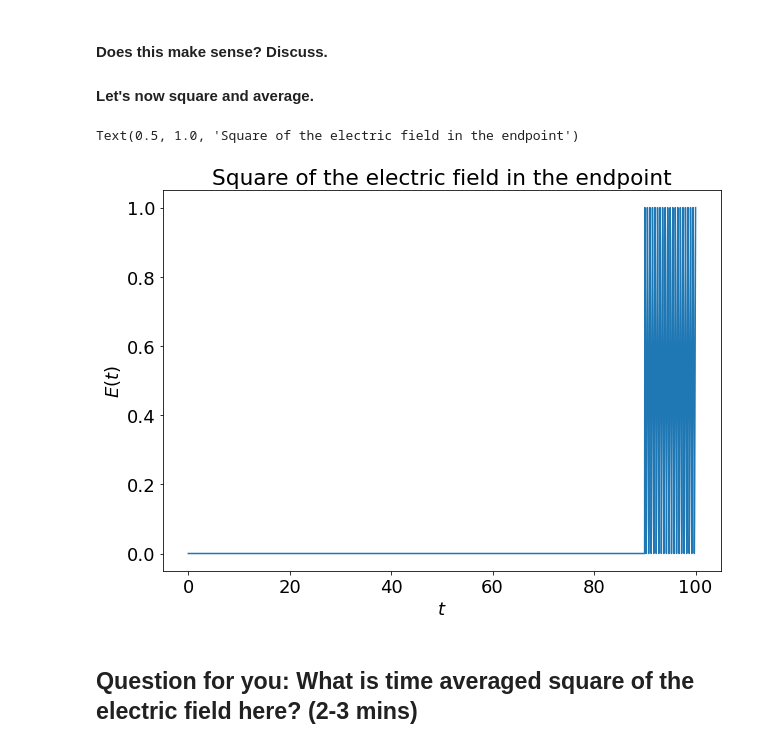
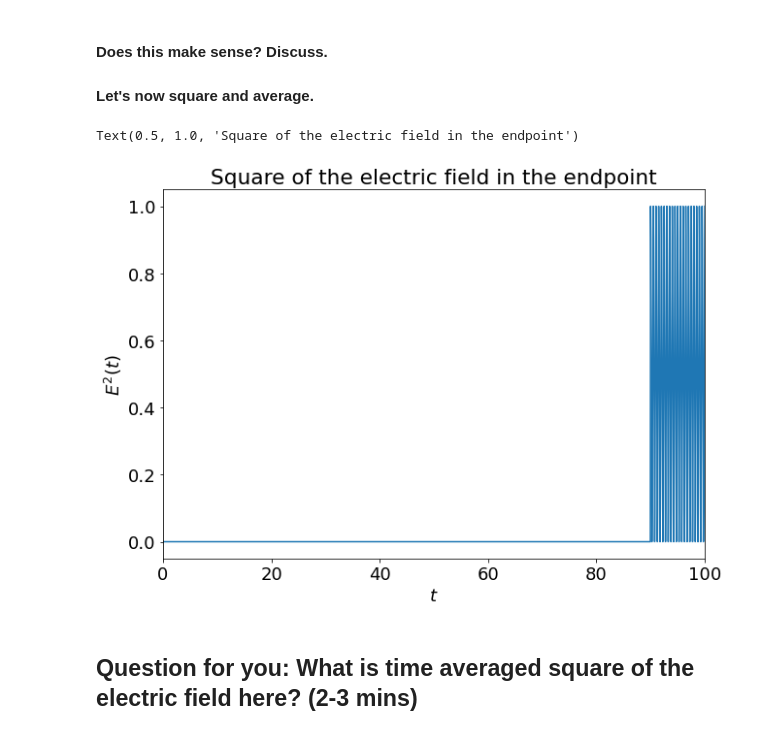
Before and after one commit to ivanzmilic/phys_4510_fall2021, a Jupyter notebook: temporal_coherence.ipynb, the cells around one changed output. Drawn from its saved outputs; the diff is of its cells as text; code cells hidden in the pictures.

```diff
--- a/temporal_coherence.ipynb
+++ b/temporal_coherence.ipynb
@@ -139,12 +140,13 @@ Text(0.5, 1.0, 'Electric field variation with time in the endpoint')
 # %%
 plt.figure(figsize=[10,7])
 plt.plot(t,E[-1,:]**2.0)
+plt.xlim([0,100])
 plt.xlabel("$t$")
-plt.ylabel("$E(t)$")
+plt.ylabel("$E^2(t)$")
 plt.title("Square of the electric field in the endpoint")
 # %% [output]
 Text(0.5, 1.0, 'Square of the electric field in the endpoint')
-[figure, old version]
+[figure, new version]
 # %% [markdown]
 ## Question for you: What is time averaged square of the electric field here? (2-3 mins)
 # %%
```
Also changed, not shown: parts of 13 cells of this notebook, 3 other files.
